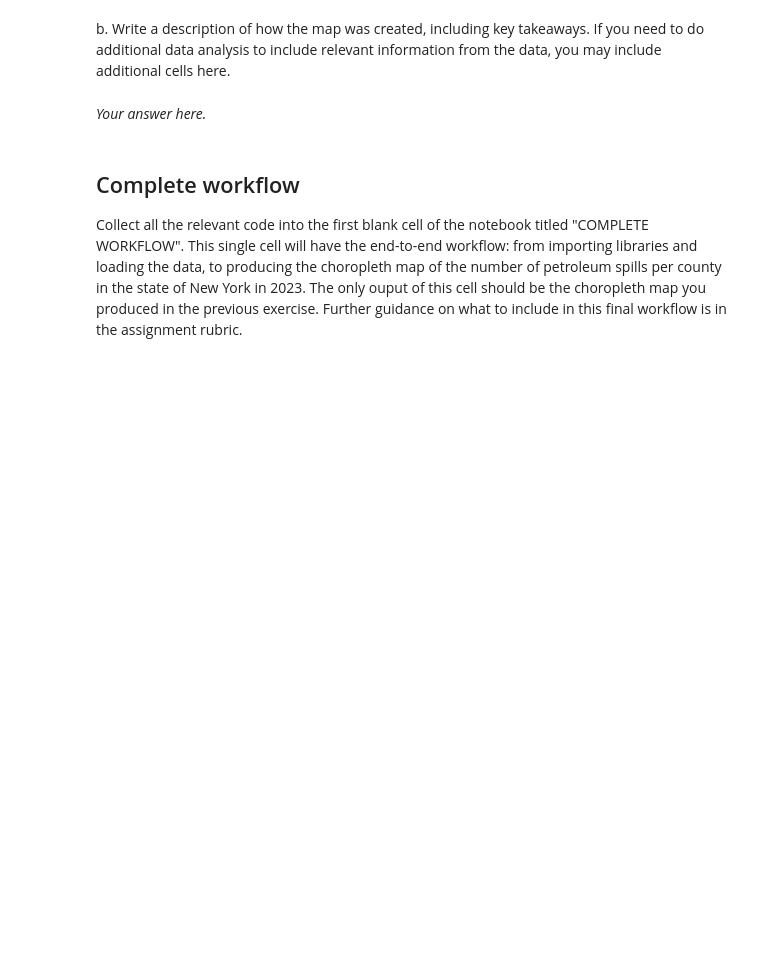
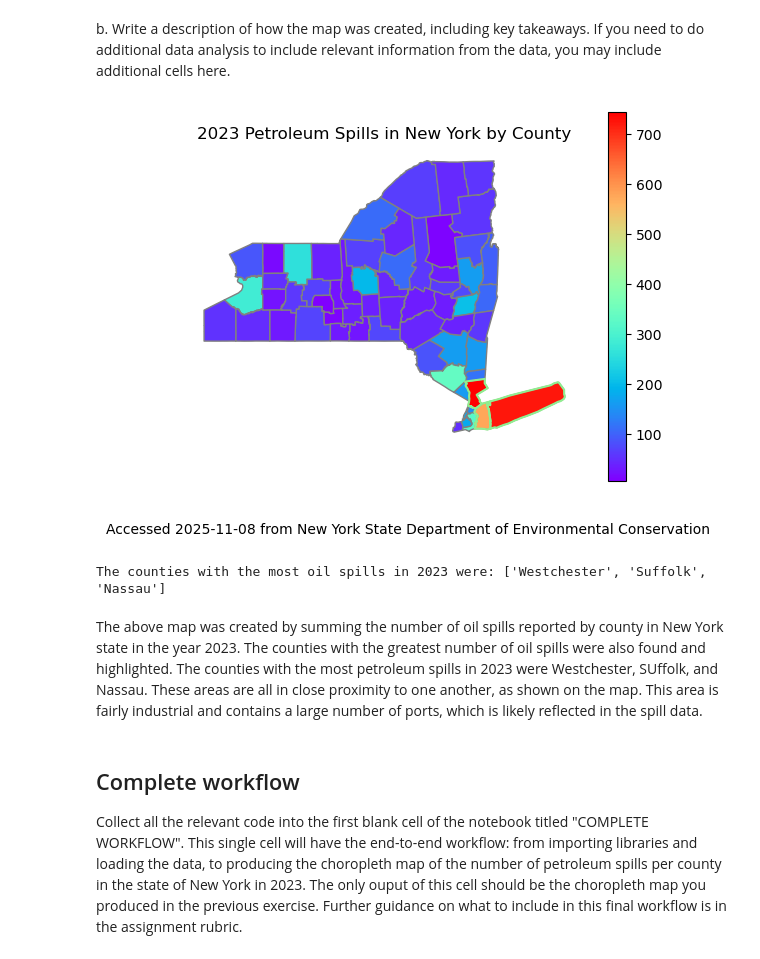
Before and after one commit to NatBonnet/eds220-hwk3, a Jupyter notebook: hwk3-task1-spills.ipynb, the cells around one changed output. Cells and saved outputs as stored; diff of their text form; code cells hidden in the pictures; blank space fills up the shorter version.

```diff
--- a/hwk3-task1-spills.ipynb
+++ b/hwk3-task1-spills.ipynb
@@ -536,7 +595,27 @@ plt.show()
 # %% [markdown]
 b. Write a description of how the map was created, including key takeaways. If you need to do additional data analysis to include relevant information from the data, you may include additional cells here.
+# %%
+# Pull out the 3 counties with the most petroleum spills in 2023
+most_spills = ny_counties.sort_values(by = "n_spills", ascending=False).head(3)
+
+# Map outcome onto previous map
+fig, ax = plt.subplots()
+ny_counties.plot(ax=ax, column = "n_spills",
+                 legend=True,
+                 cmap = "rainbow",
+                 edgecolor="grey")
+most_spills.boundary.plot(ax=ax, color="lightgreen") # Highlight the counties with the greatest amount of spills
+plt.axis(False)
+plt.title("2023 Petroleum Spills in New York by County")
+fig.text(0, 0, "Accessed 2025-11-08 from New York State Department of Environmental Conservation")
+plt.show()
+
+print(f"The counties with the most oil spills in 2023 were: {most_spills.county.tolist()}")
+# %% [output]
+[figure, added]
+The counties with the most oil spills in 2023 were: ['Westchester', 'Suffolk', 'Nassau']
 # %% [markdown]
-*Your answer here.*
+The above map was created by summing the number of oil spills reported by county in New York state in the year 2023. The counties with the greatest number of oil spills were also found and highlighted. The counties with the most petroleum spills in 2023 were Westchester, SUffolk, and Nassau. These areas are all in close proximity to one another, as shown on the map. This area is fairly industrial and contains a large number of ports, which is likely reflected in the spill data.
 # %% [markdown]
 ## Complete workflow
 
```
Also changed, not shown: parts of 6 cells of this notebook.
